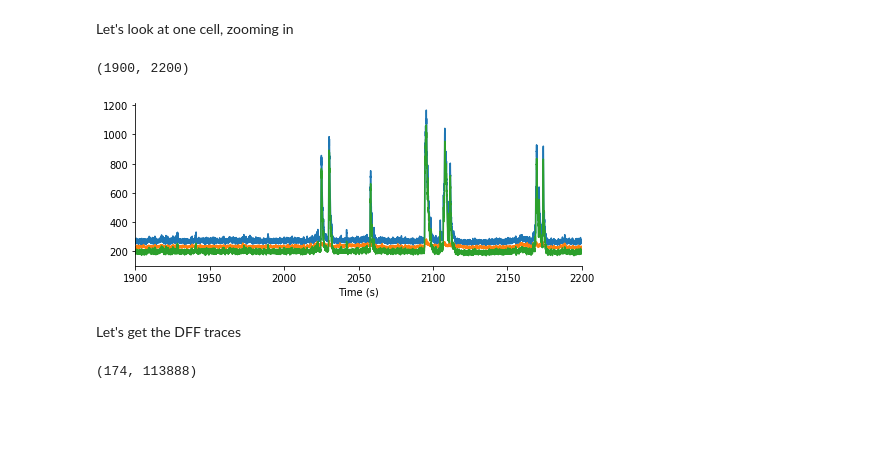
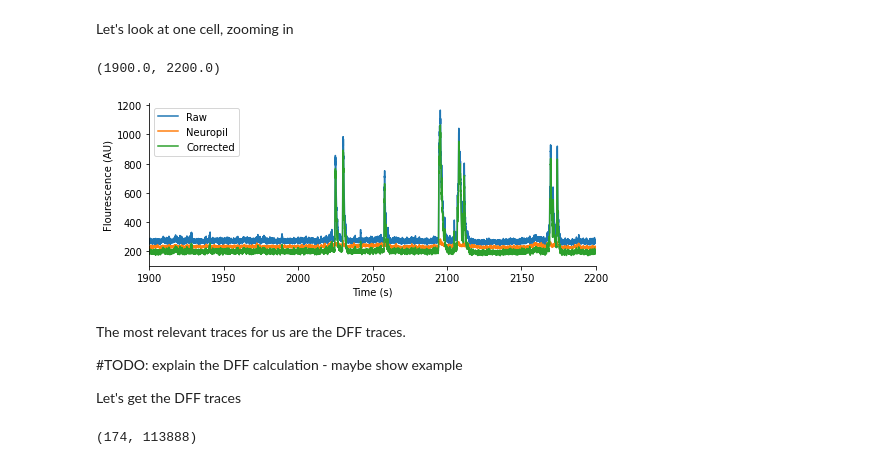
Before and after one commit to AllenSWDB/TReND_2024, a Jupyter notebook: code/Open for (Neuro)Science 2021 - 2P Visual Coding ANSWER KEY.ipynb, the cells around one changed output. Drawn from its saved outputs; the diff is of its cells as text; code cells hidden in the pictures; blank space fills up the shorter version.

```diff
--- a/code/Open for (Neuro)Science 2021 - 2P Visual Coding ANSWER KEY.ipynb
+++ b/code/Open for (Neuro)Science 2021 - 2P Visual Coding ANSWER KEY.ipynb
@@ -248,14 +328,14 @@ _,cor = data_set.get_corrected_fluorescence_traces()
 Let's look at one cell, zooming in
 # %%
 fig = plt.figure(figsize=(8,3))
-plt.plot(ts, fluor[122,:])
-plt.plot(ts, np[122,:])
-plt.plot(ts, cor[122,:])
+plt.plot(ts, fluor[122,:], label="Raw")
+plt.plot(ts, np[122,:], label="Neuropil")
+plt.plot(ts, cor[122,:], label="Corrected")
+plt.legend()
 sns.despine()
 plt.xlabel("Time (s)")
+plt.ylabel("Flourescence (AU)")
 plt.xlim(1900,2200)
 # %% [output]
-(1900, 2200)
+(1900.0, 2200.0)
-[figure, old version]
+[figure, new version]
-# %% [markdown]
-Let's get the DFF traces
@@ -262,3 +344,9 @@ Let's get the DFF traces
+# %% [markdown]
+The most relevant traces for us are the DFF traces.
+
+#TODO: explain the DFF calculation - maybe show example
+
+Let's get the DFF traces
 # %%
 ts, dff = data_set.get_dff_traces()
 # %%
```
Also changed, not shown: parts of 32 cells of this notebook, 2 other files.
